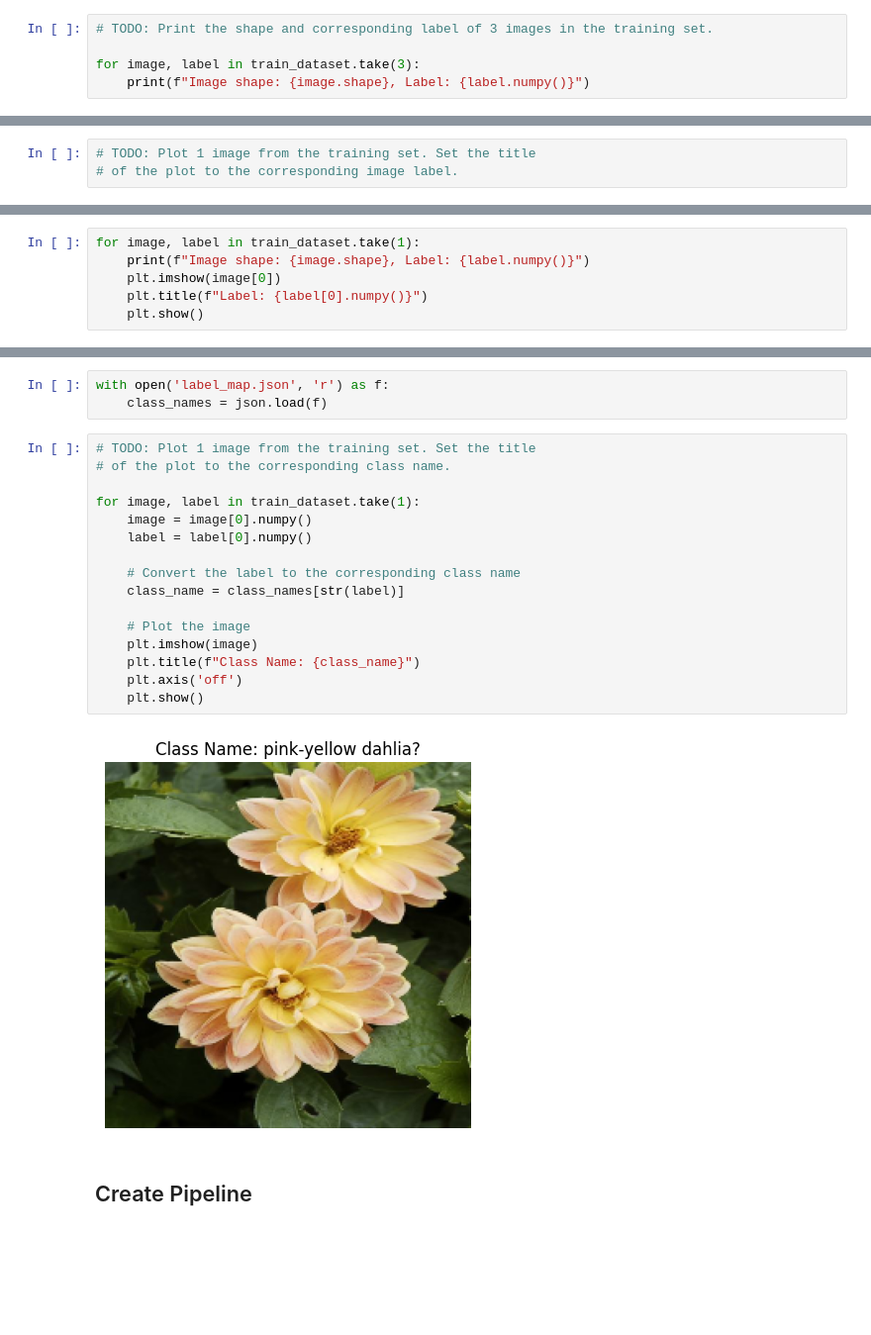
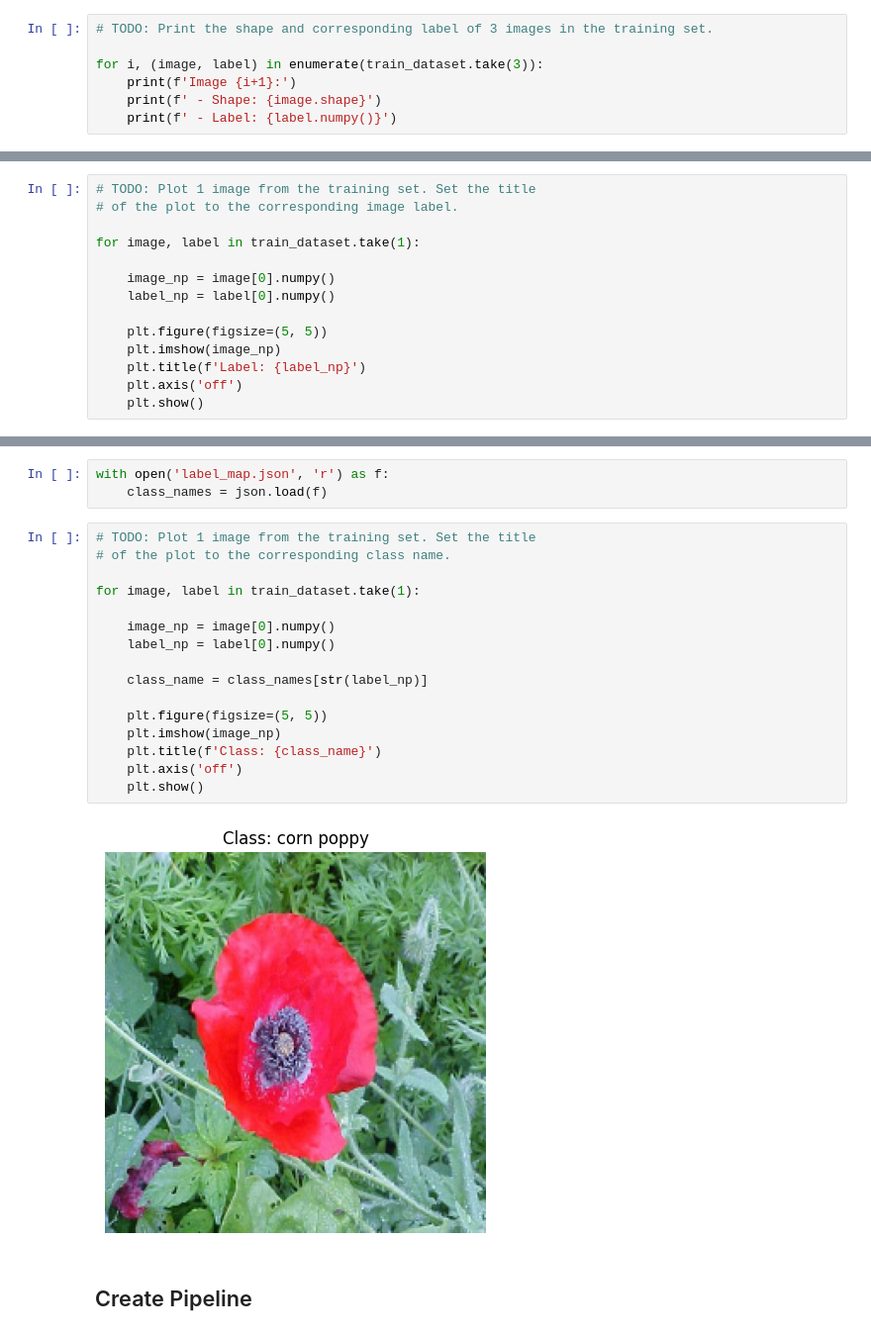
Before and after one commit to bigboy92/fend-matching-game, a Jupyter notebook: Project_Image_Classifier_Project.ipynb, the cells around one changed output, grey strips where cells are left out. Shown at 99% size. Cells and saved outputs as stored; diff of their text form; blank space fills up the shorter version.

```diff
--- a/Project_Image_Classifier_Project.ipynb
+++ b/Project_Image_Classifier_Project.ipynb
@@ -159,6 +78,8 @@ Number of classes: 102
 # %%
 # TODO: Print the shape and corresponding label of 3 images in the training set.
 
-for image, label in train_dataset.take(3):
-    print(f"Image shape: {image.shape}, Label: {label.numpy()}")
+for i, (image, label) in enumerate(train_dataset.take(3)):
+    print(f'Image {i+1}:')
+    print(f' - Shape: {image.shape}')
+    print(f' - Label: {label.numpy()}')
 # %% [output]
@@ -171,3 +98,14 @@ Image shape: (32, 224, 224, 3), Label: [49 99 80  3 24 23 71 79 85 81 72 39 99 3
 # %%
 # TODO: Plot 1 image from the training set. Set the title
 # of the plot to the corresponding image label.
+
+for image, label in train_dataset.take(1):
+
+    image_np = image[0].numpy()
+    label_np = label[0].numpy()
+
+    plt.figure(figsize=(5, 5))
+    plt.imshow(image_np)
+    plt.title(f'Label: {label_np}')
+    plt.axis('off')
+    plt.show()
@@ -174,6 +113,0 @@ Image shape: (32, 224, 224, 3), Label: [49 99 80  3 24 23 71 79 85 81 72 39 99 3
-# %%
-for image, label in train_dataset.take(1):
-    print(f"Image shape: {image.shape}, Label: {label.numpy()}")
-    plt.imshow(image[0])
-    plt.title(f"Label: {label[0].numpy()}")
-    plt.show()
@@ -191,20 +121,20 @@ with open('label_map.json', 'r') as f:
 # %%
 # TODO: Plot 1 image from the training set. Set the title
 # of the plot to the corresponding class name.
 
 for image, label in train_dataset.take(1):
-    image = image[0].numpy()
-    label = label[0].numpy()
 
-    # Convert the label to the corresponding class name
-    class_name = class_names[str(label)]
+    image_np = image[0].numpy()
+    label_np = label[0].numpy()
 
-    # Plot the image
-    plt.imshow(image)
-    plt.title(f"Class Name: {class_name}")
+    class_name = class_names[str(label_np)]
+
+    plt.figure(figsize=(5, 5))
+    plt.imshow(image_np)
+    plt.title(f'Class: {class_name}')
     plt.axis('off')
     plt.show()
 # %% [output]
-[figure, old version]
+[figure, new version]
 # %% [markdown]
 ## Create Pipeline
```
Also changed, not shown: parts of 24 cells of this notebook.
